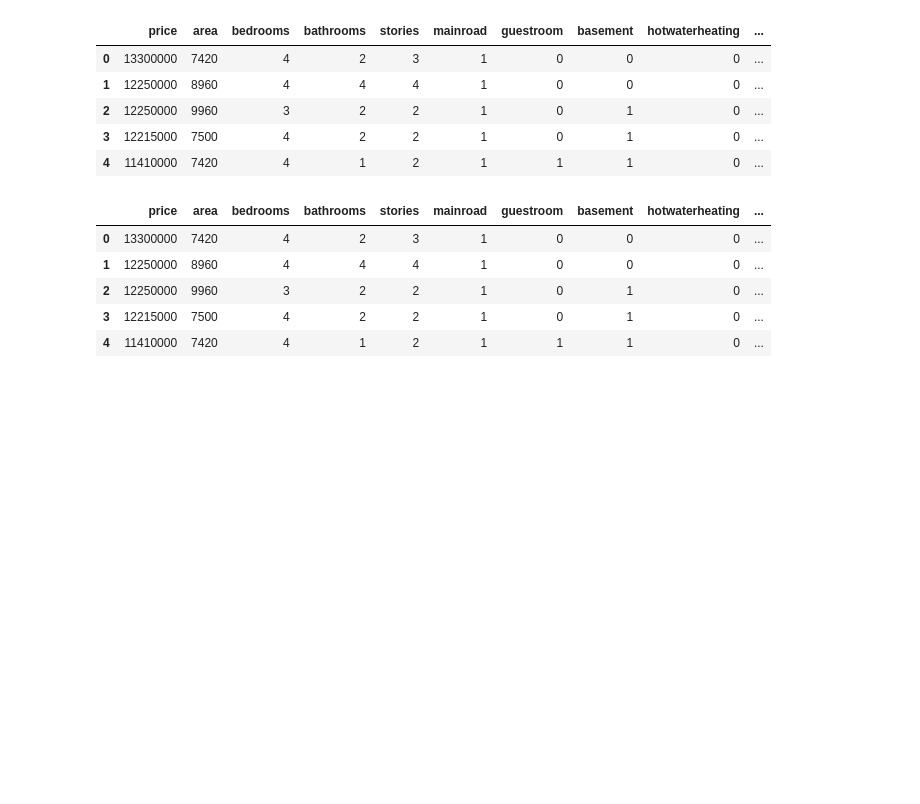
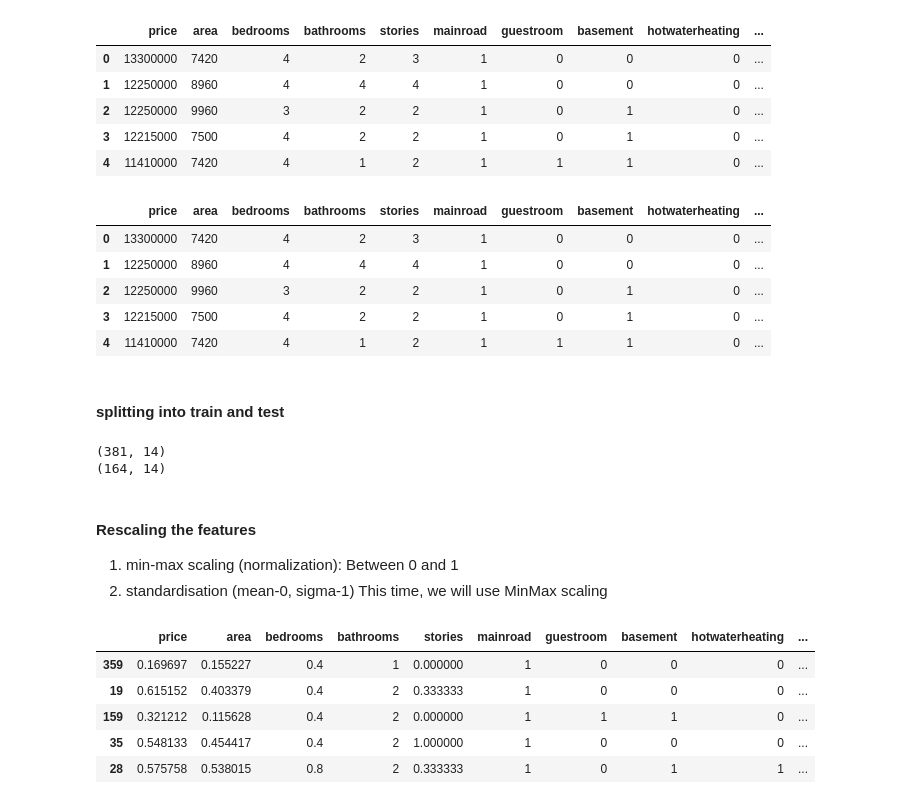
Before and after one commit to sachinmahale/Multiple_Linear_Regression, a Jupyter notebook: multiple_linear_regression.ipynb, the cells around one changed output. Cells and saved outputs as stored; diff of their text form; code cells hidden in the pictures; blank space fills up the shorter version.

```diff
--- a/multiple_linear_regression.ipynb
+++ b/multiple_linear_regression.ipynb
@@ -163,3 +168,39 @@ housing.head()
 | 2 | 12250000 | 9960 | 3 | 2 | 2 | 1 | 0 | 1 | 0 | ... |
 | 3 | 12215000 | 7500 | 4 | 2 | 2 | 1 | 0 | 1 | 0 | ... |
 | 4 | 11410000 | 7420 | 4 | 1 | 2 | 1 | 1 | 1 | 0 | ... |
+# %% [markdown]
+#### **splitting into train and test** ####
+# %%
+df_train, df_test = train_test_split(housing, train_size=0.7, random_state=100)
+print(df_train.shape)
+print(df_test.shape)
+# %% [output]
+(381, 14)
+(164, 14)
+# %% [markdown]
+#### Rescaling the features
+1. min-max scaling (normalization): Between 0 and 1
+2. standardisation (mean-0, sigma-1)
+This time, we will use MinMax scaling
+# %%
+# x
+# normalisation: (x - xmin)/(xmax - xmin)
+# standardisation: (x - mu)/sigma
+
+
+#1. Instantiate an object
+scaler = MinMaxScaler()
+
+# create a list of numeric vars
+num_vars = ['area', 'bedrooms', 'stories', 'parking', 'price']
+
+#2. Fit on data
+df_train[num_vars] = scaler.fit_transform(df_train[num_vars])
+df_train.head()
+# %% [output]
+|  | price | area | bedrooms | bathrooms | stories | mainroad | guestroom | basement | hotwaterheating | ... |
+| 359 | 0.169697 | 0.155227 | 0.4 | 1 | 0.000000 | 1 | 0 | 0 | 0 | ... |
+| 19 | 0.615152 | 0.403379 | 0.4 | 2 | 0.333333 | 1 | 0 | 0 | 0 | ... |
+| 159 | 0.321212 | 0.115628 | 0.4 | 2 | 0.000000 | 1 | 1 | 1 | 0 | ... |
+| 35 | 0.548133 | 0.454417 | 0.4 | 2 | 1.000000 | 1 | 0 | 0 | 0 | ... |
+| 28 | 0.575758 | 0.538015 | 0.8 | 2 | 0.333333 | 1 | 0 | 1 | 1 | ... |
```
Also changed, not shown: parts of 11 cells of this notebook.
